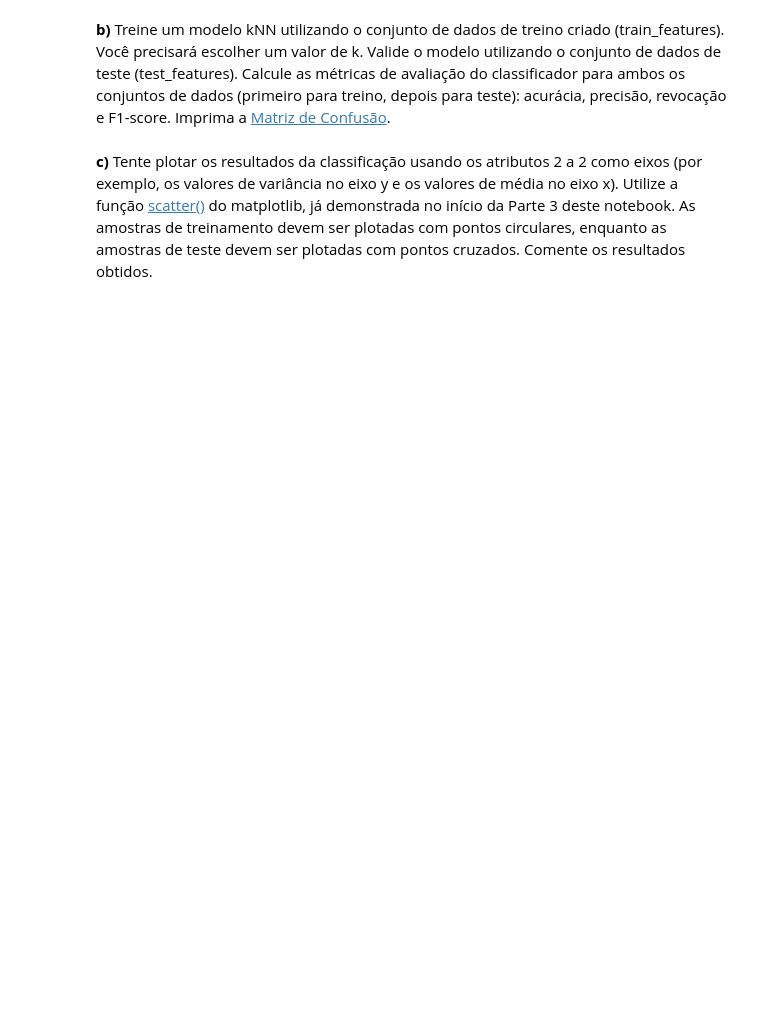
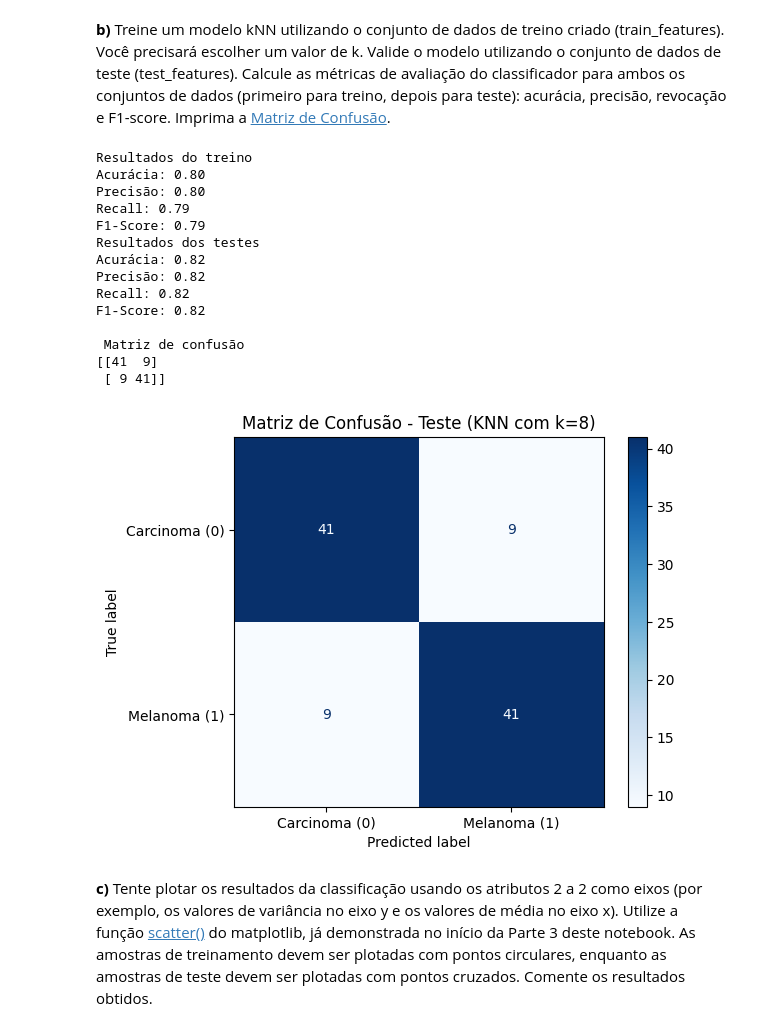
Before and after one commit to UNICAMP-EA979/2026s1-pi02-histogramas-knn-beatrizbarbosay, a Jupyter notebook: Atividade.ipynb, the cells around one changed output. Saved outputs shown, nothing was run; the diff lists cells and outputs as text; code cells hidden in the pictures; blank space fills up the shorter version.

```diff
--- a/Atividade.ipynb
+++ b/Atividade.ipynb
@@ -482,2 +496,58 @@ def histstat(f):
+# %%
+from sklearn.neighbors import KNeighborsClassifier
+from sklearn.metrics import accuracy_score, precision_score, recall_score, f1_score
+from sklearn.metrics import confusion_matrix, ConfusionMatrixDisplay
+import matplotlib.pyplot as plt
+k = 8
+knn_model = KNeighborsClassifier(n_neighbors=k) #modelo criado
+knn_model.fit(train_features, labels_train) #dados de treino
+
+y_train_pred = knn_model.predict(train_features) #predições
+y_test_pred = knn_model.predict(test_features)
+
+acc_train = accuracy_score(labels_train, y_train_pred) #métricas do conjunto de treino
+prec_train = precision_score(labels_train, y_train_pred)
+rec_train = recall_score(labels_train, y_train_pred)
+f1_train = f1_score(labels_train, y_train_pred)
+print("Resultados do treino")
+print(f"Acurácia: {acc_train:.2f}")
+print(f"Precisão: {prec_train:.2f}")
+print(f"Recall: {rec_train:.2f}")
+print(f"F1-Score: {f1_train:.2f}")
+
+acc_test = accuracy_score(labels_test, y_test_pred) #métricas do conjunto de teste
+prec_test = precision_score(labels_test, y_test_pred)
+rec_test = recall_score(labels_test, y_test_pred)
+f1_test = f1_score(labels_test, y_test_pred)
+
+print("Resultados dos testes")
+print(f"Acurácia: {acc_test:.2f}")
+print(f"Precisão: {prec_test:.2f}")
+print(f"Recall: {rec_test:.2f}")
+print(f"F1-Score: {f1_test:.2f}")
+
+print("\n Matriz de confusão")
+cm = confusion_matrix(labels_test, y_test_pred)
+print(cm)
+disp = ConfusionMatrixDisplay(confusion_matrix=cm, display_labels=['Carcinoma (0)', 'Melanoma (1)'])
+disp.plot(cmap=plt.cm.Blues)
+plt.title(f'Matriz de Confusão - Teste (KNN com k={k})')
+plt.show()
+# %% [output]
+Resultados do treino
+Acurácia: 0.80
+Precisão: 0.80
+Recall: 0.79
+F1-Score: 0.79
+Resultados dos testes
+Acurácia: 0.82
+Precisão: 0.82
+Recall: 0.82
+F1-Score: 0.82
+
+ Matriz de confusão
+[[41  9]
+ [ 9 41]]
+[figure, added]
 # %% [markdown]
 **c)** Tente plotar os resultados da classificação usando os atributos 2 a 2 como eixos (por exemplo, os valores de variância no eixo y e os valores de média no eixo x). Utilize a função [scatter()](https://matplotlib.org/stable/api/_as_gen/matplotlib.pyplot.scatter.html) do matplotlib, já demonstrada no início da Parte 3 deste notebook. As amostras de treinamento devem ser plotadas com pontos circulares, enquanto as amostras de teste devem ser plotadas com pontos cruzados. Comente os resultados obtidos.
```
Also changed, not shown: parts of 9 cells of this notebook.
